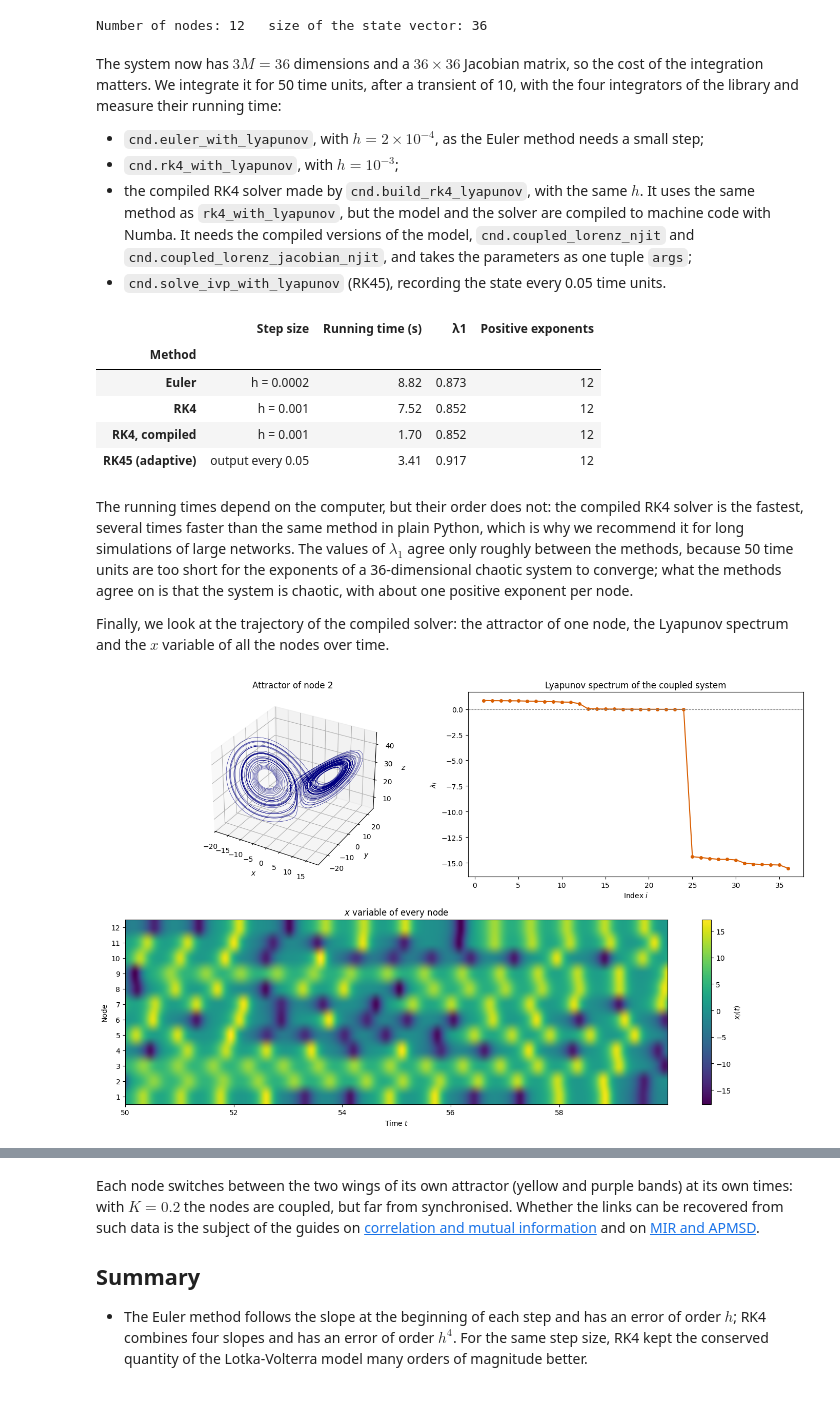
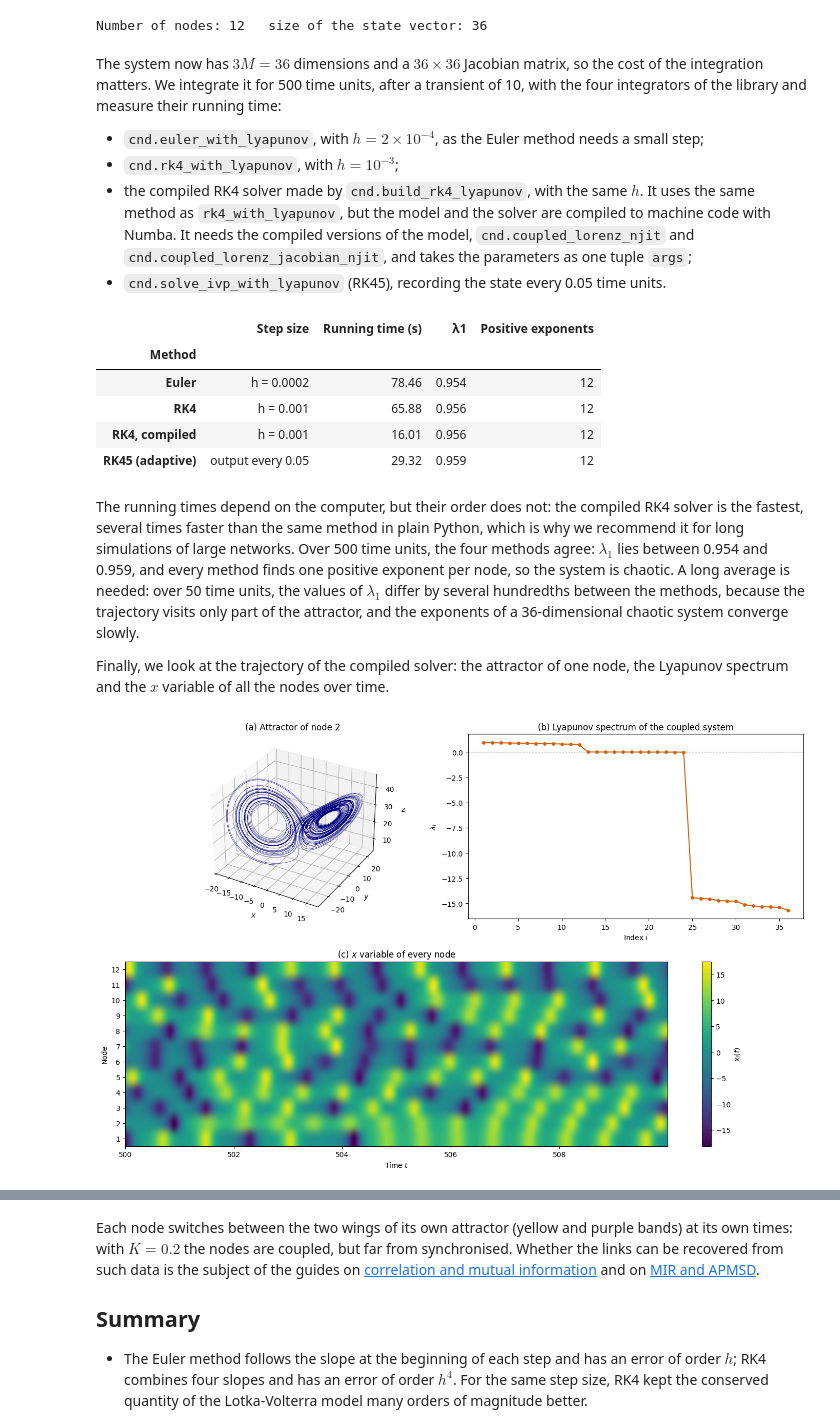
Before and after one commit to hy20577/complex-network-dynamics, a Jupyter notebook: mkdoc_material/docs/tutorials/04_integrating_odes.ipynb, the cells around one changed output, grey strips where cells are left out. Drawn from its saved outputs; the diff is of its cells as text; code cells hidden in the pictures; blank space fills up the shorter version.

```diff
--- a/mkdoc_material/docs/tutorials/04_integrating_odes.ipynb
+++ b/mkdoc_material/docs/tutorials/04_integrating_odes.ipynb
@@ -386,7 +422,7 @@ print("Number of nodes:", M, "  size of the state vector:", y0_coupled.size)
 Number of nodes: 12   size of the state vector: 36
 # %% [markdown]
 The system now has $3M = 36$ dimensions and a $36 \times 36$ Jacobian matrix, so the cost of
-the integration matters. We integrate it for 50 time units, after a transient of 10, with the
+the integration matters. We integrate it for 500 time units, after a transient of 10, with the
 four integrators of the library and measure their running time:
 
 - `cnd.euler_with_lyapunov`, with $h = 2 \times 10^{-4}$, as the Euler method needs a small step;
@@ -397,7 +433,7 @@ four integrators of the library and measure their running time:
   `cnd.coupled_lorenz_jacobian_njit`, and takes the parameters as one tuple `args`;
 - `cnd.solve_ivp_with_lyapunov` (RK45), recording the state every 0.05 time units.
 # %%
-t_record, t_discard = 50.0, 10.0
+t_record, t_discard = 500.0, 10.0
 params = dict(A=A, K=K, sigma=10.0, rho=28.0, beta=8 / 3)
 results = []
 
@@ -444,48 +480,51 @@ pd.DataFrame(results).set_index("Method")
 # %% [output]
 |  | Step size | Running time (s) | λ1 | Positive exponents |
 | Method |  |  |  |  |
-| Euler | h = 0.0002 | 8.82 | 0.873 | 12 |
-| RK4 | h = 0.001 | 7.52 | 0.852 | 12 |
-| RK4, compiled | h = 0.001 | 1.70 | 0.852 | 12 |
-| RK45 (adaptive) | output every 0.05 | 3.41 | 0.917 | 12 |
+| Euler | h = 0.0002 | 78.46 | 0.954 | 12 |
+| RK4 | h = 0.001 | 65.88 | 0.956 | 12 |
+| RK4, compiled | h = 0.001 | 16.01 | 0.956 | 12 |
+| RK45 (adaptive) | output every 0.05 | 29.32 | 0.959 | 12 |
 # %% [markdown]
 The running times depend on the computer, but their order does not: the compiled RK4 solver is
 the fastest, several times faster than the same method in plain Python, which is why we recommend
-it for long simulations of large networks. The
-values of $\lambda_1$ agree only roughly between the methods, because 50 time units are too
-short for the exponents of a 36-dimensional chaotic system to converge; what the methods agree
-on is that the system is chaotic, with about one positive exponent per node.
+it for long simulations of large networks. Over 500
+time units, the four methods agree: $\lambda_1$ lies between 0.954 and 0.959, and every method
+finds one positive exponent per node, so the system is chaotic. A long average is needed: over
+50 time units, the values of $\lambda_1$ differ by several hundredths between the methods,
+because the trajectory visits only part of the attractor, and the exponents of a 36-dimensional
+chaotic system converge slowly.
 
 Finally, we look at the trajectory of the compiled solver: the attractor of one node, the
 Lyapunov spectrum and the $x$ variable of all the nodes over time.
 # %%
 node = 1
 fig = plt.figure(figsize=(14, 9))
 
 ax1 = fig.add_subplot(2, 2, 1, projection="3d")
-ax1.plot(traj_fast[:, node], traj_fast[:, M + node], traj_fast[:, 2 * M + node], color="navy", linewidth=0.4)
+recent = slice(-50_000, None)  # the last 50 time units, so that the curve stays readable
+ax1.plot(traj_fast[recent, node], traj_fast[recent, M + node], traj_fast[recent, 2 * M + node], color="navy", linewidth=0.4)
 ax1.set_xlabel("$x$")
 ax1.set_ylabel("$y$")
 ax1.set_zlabel("$z$")
-ax1.set_title(f"Attractor of node {node + 1}")
+ax1.set_title(f"(a) Attractor of node {node + 1}")
 
 ax2 = fig.add_subplot(2, 2, 2)
 ax2.plot(range(1, 3 * M + 1), spectrum_fast, "o-", color="#d95f02", markersize=4)
 ax2.axhline(0, color="gray", linestyle="--", linewidth=0.8)
 ax2.set_xlabel("Index $i$")
 ax2.set_ylabel(r"$\lambda_i$")
-ax2.set_title("Lyapunov spectrum of the coupled system")
+ax2.set_title("(b) Lyapunov spectrum of the coupled system")
 
 ax3 = fig.add_subplot(2, 1, 2)
 last = slice(-10_000, None)  # the last 10 time units
 image = ax3.imshow(traj_fast[last, :M].T, aspect="auto", cmap="viridis", origin="lower",
                    extent=[t_fast[last][0], t_fast[last][-1], 0.5, M + 0.5])
 ax3.set_xlabel("Time $t$")
 ax3.set_ylabel("Node")
 ax3.set_yticks(range(1, M + 1))
-ax3.set_title("$x$ variable of every node")
+ax3.set_title("(c) $x$ variable of every node")
 fig.colorbar(image, ax=ax3, label="$x_i(t)$")
 plt.tight_layout()
 plt.show()
 # %% [output]
-[figure, old version]
+[figure, new version]
```
Also changed, not shown: parts of 13 cells of this notebook.
